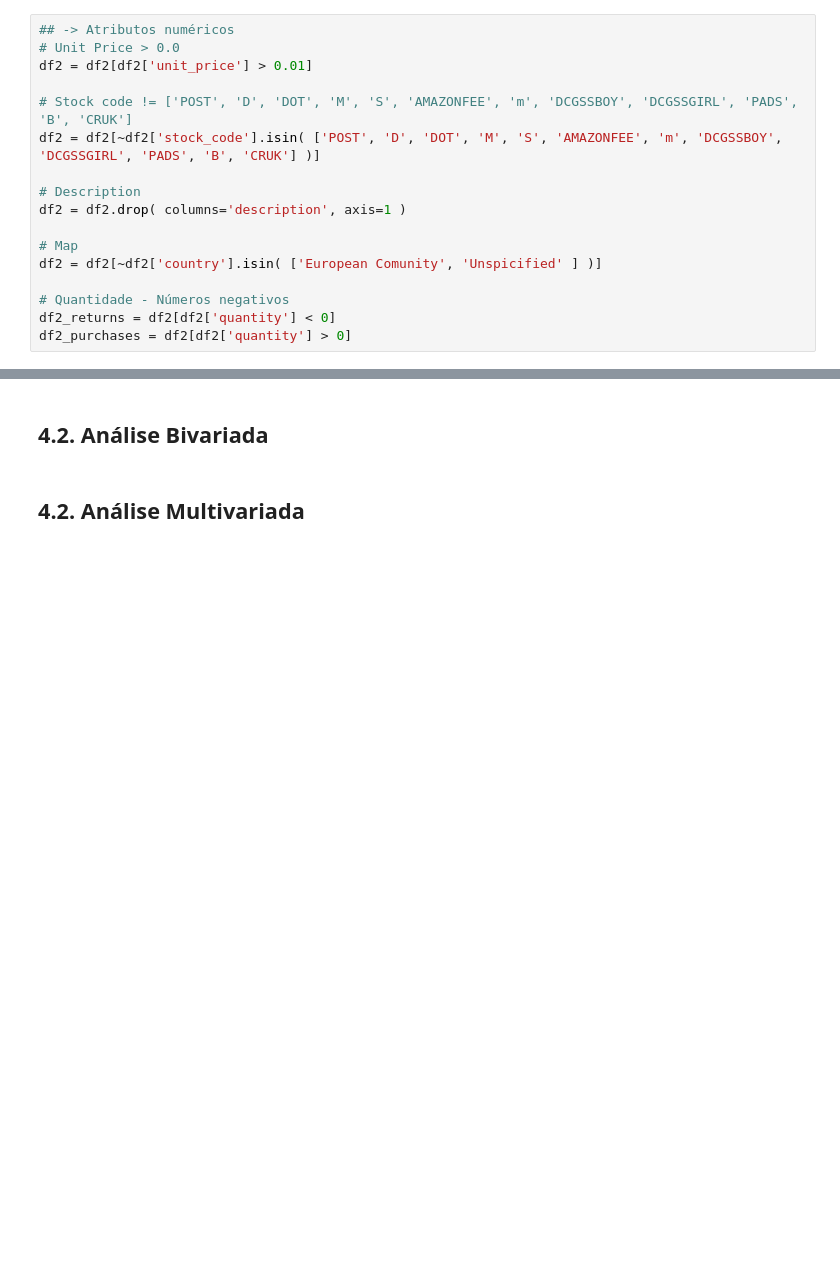
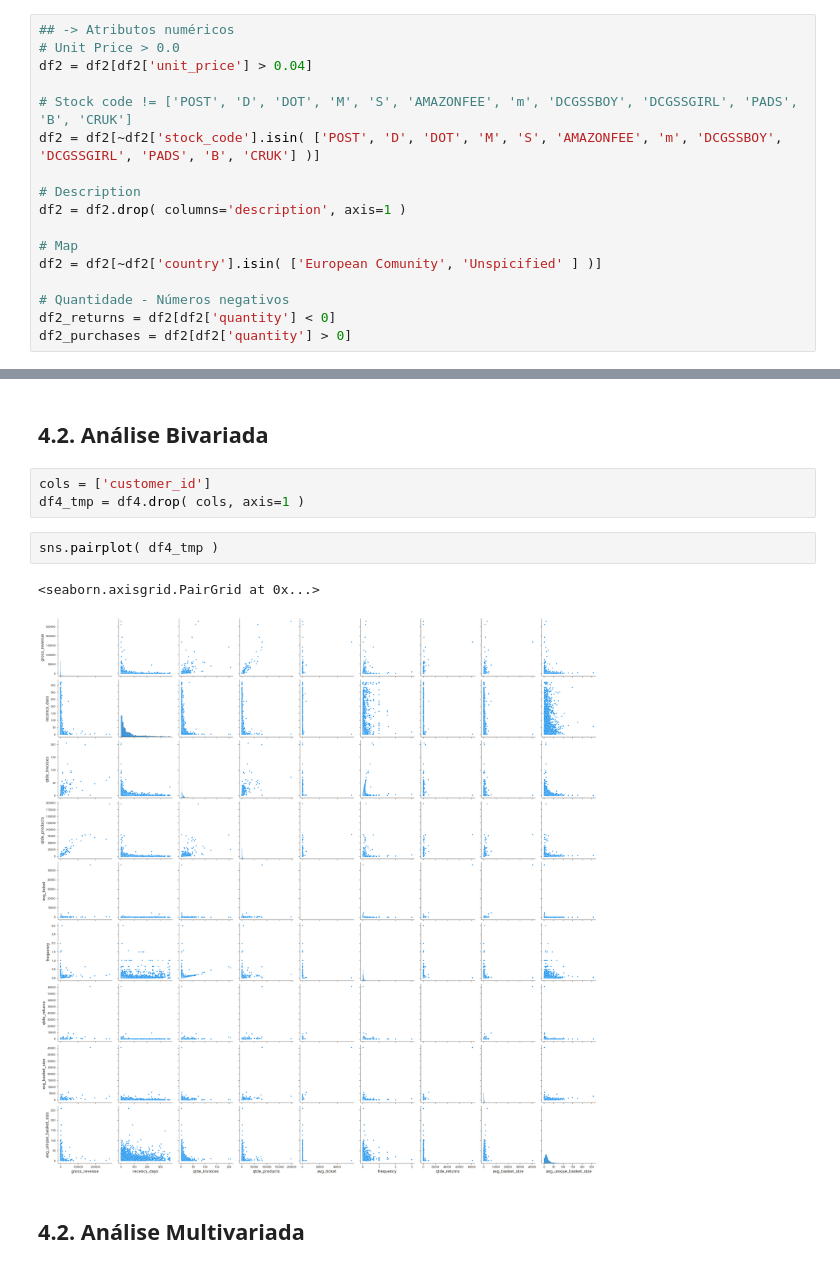
Before and after one commit to laurivansareta/insiders_clustering, a Jupyter notebook: notebooks/v1.0-ls-insiders_clustering.ipynb, the cells around one changed output, grey strips where cells are left out. Saved outputs shown, nothing was run; the diff lists cells and outputs as text; blank space fills up the shorter version.

```diff
--- a/notebooks/v1.0-ls-insiders_clustering.ipynb
+++ b/notebooks/v1.0-ls-insiders_clustering.ipynb
@@ -429,7 +434,7 @@ df2 = df1.copy()
 # %%
 ## -> Atributos numéricos
 # Unit Price > 0.0
-df2 = df2[df2['unit_price'] > 0.01]
+df2 = df2[df2['unit_price'] > 0.04]
 
 # Stock code != ['POST', 'D', 'DOT', 'M', 'S', 'AMAZONFEE', 'm', 'DCGSSBOY', 'DCGSSGIRL', 'PADS', 'B', 'CRUK']
 df2 = df2[~df2['stock_code'].isin( ['POST', 'D', 'DOT', 'M', 'S', 'AMAZONFEE', 'm', 'DCGSSBOY', 'DCGSSGIRL', 'PADS', 'B', 'CRUK'] )]
@@ -781,5 +812,13 @@ Report SWEETVIZ_REPORT.html was generated! NOTEBOOK/COLAB USERS: the web browser
 # %% [markdown]
 ## 4.2. Análise Bivariada
+# %%
+cols = ['customer_id']
+df4_tmp = df4.drop( cols, axis=1 )
+# %%
+sns.pairplot( df4_tmp )
+# %% [output]
+<seaborn.axisgrid.PairGrid at 0x...>
+[figure, added]
 # %% [markdown]
 ## 4.2. Análise Multivariada
 # %% [markdown]
```
Also changed, not shown: parts of 13 cells of this notebook.
